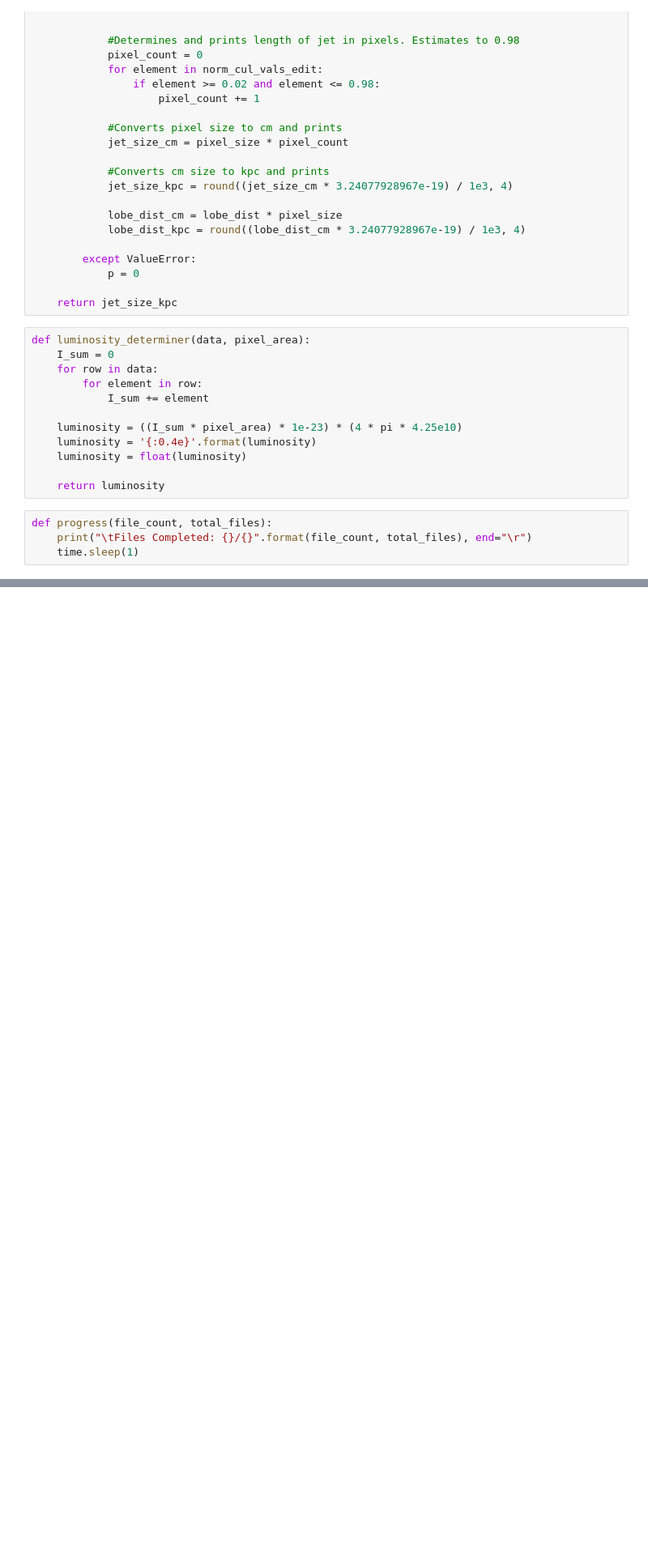
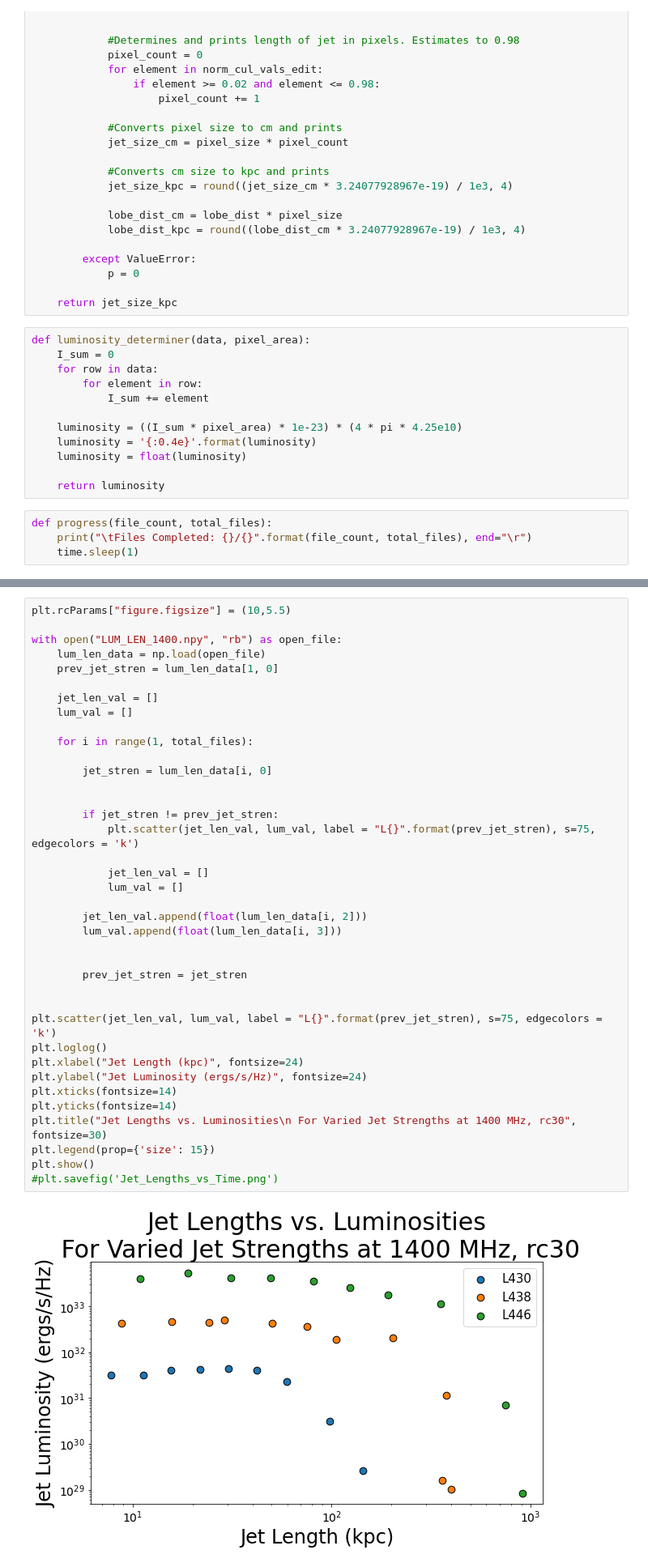
Before and after one commit to SolSamuels/Samuels_JetSimulationWork, a Jupyter notebook: Luminosity_JetStrength_Compare.ipynb, the cells around one changed output, grey strips where cells are left out. Shown: that part at 81% size. Saved outputs shown, nothing was run; the diff lists cells and outputs as text; blank space fills up the shorter version.

```diff
--- a/Luminosity_JetStrength_Compare.ipynb
+++ b/Luminosity_JetStrength_Compare.ipynb
@@ -396,0 +555,40 @@ plt.show()
+# %%
+plt.rcParams["figure.figsize"] = (10,5.5)
+
+with open("LUM_LEN_1400.npy", "rb") as open_file:
+    lum_len_data = np.load(open_file)
+    prev_jet_stren = lum_len_data[1, 0]
+
+    jet_len_val = []
+    lum_val = []
+
+    for i in range(1, total_files):
+
+        jet_stren = lum_len_data[i, 0]
+
+
+        if jet_stren != prev_jet_stren:
+            plt.scatter(jet_len_val, lum_val, label = "L{}".format(prev_jet_stren), s=75, edgecolors = 'k')
+
+            jet_len_val = []
+            lum_val = []
+
+        jet_len_val.append(float(lum_len_data[i, 2]))
+        lum_val.append(float(lum_len_data[i, 3]))
+
+
+        prev_jet_stren = jet_stren
+
+
+plt.scatter(jet_len_val, lum_val, label = "L{}".format(prev_jet_stren), s=75, edgecolors = 'k')
+plt.loglog()
+plt.xlabel("Jet Length (kpc)", fontsize=24)
+plt.ylabel("Jet Luminosity (ergs/s/Hz)", fontsize=24)
+plt.xticks(fontsize=14)
+plt.yticks(fontsize=14)
+plt.title("Jet Lengths vs. Luminosities\n For Varied Jet Strengths at 1400 MHz, rc30", fontsize=30)
+plt.legend(prop={'size': 15})
+plt.show()
+#plt.savefig('Jet_Lengths_vs_Time.png')
+# %% [output]
+[figure, added]
```
Also changed, not shown: parts of 6 cells of this notebook, 7 other files.
